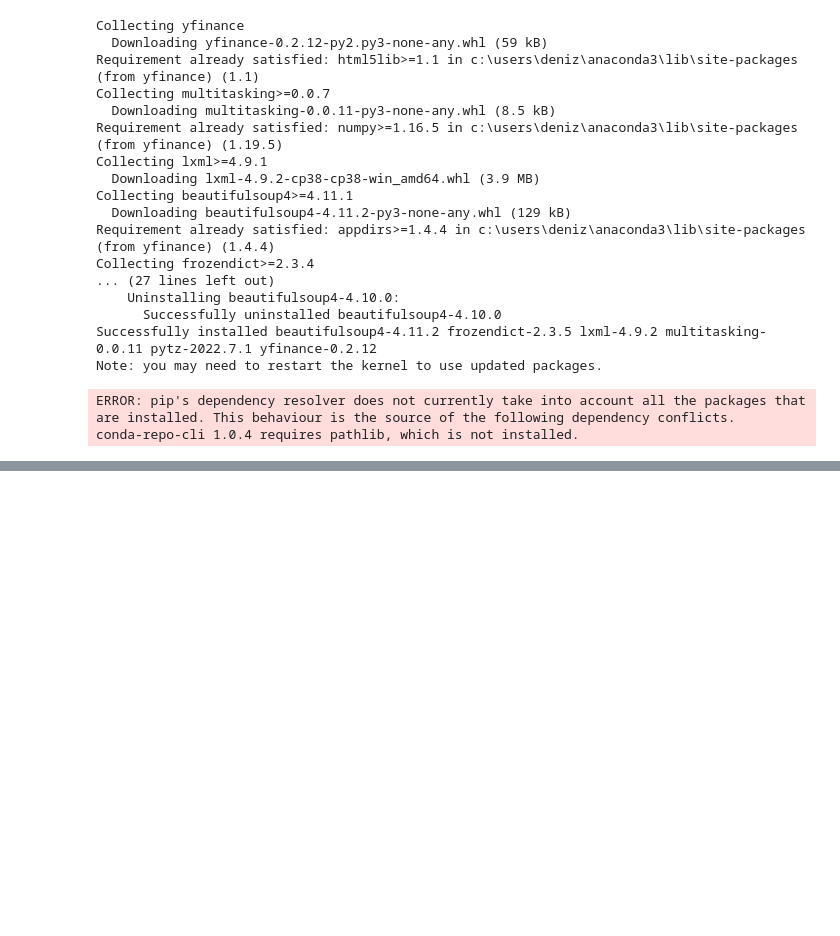
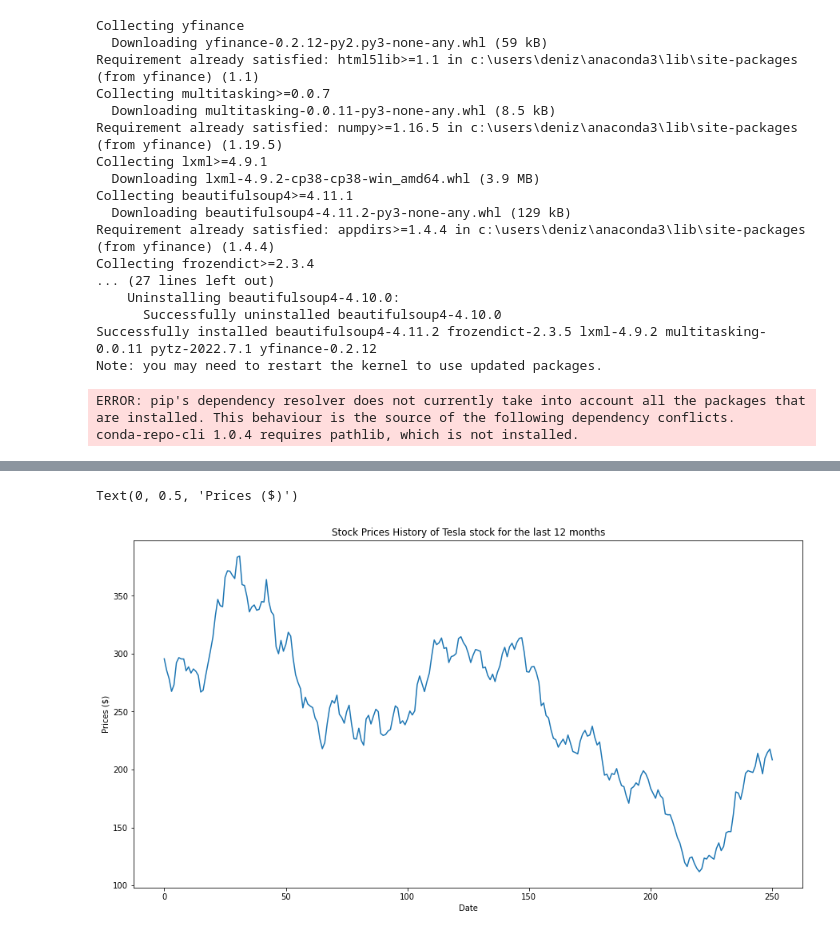
Before and after one commit to denizsoysal/stock_predictor, a Jupyter notebook: stock_predictor_notebook.ipynb, the cells around one changed output, grey strips where cells are left out. Saved outputs shown, nothing was run; the diff lists cells and outputs as text; code cells hidden in the pictures; blank space fills up the shorter version.

Commit message:
update with visualization

```diff
--- a/stock_predictor_notebook.ipynb
+++ b/stock_predictor_notebook.ipynb
@@ -77,0 +74,9 @@ Name: High, dtype: float64
+# %%
+plt.figure(figsize=(15, 8))
+plt.title('Stock Prices History of Tesla stock for the last 12 months')
+plt.plot(price_low)
+plt.xlabel('Date')
+plt.ylabel('Prices ($)')
+# %% [output]
+Text(0, 0.5, 'Prices ($)')
+[figure, added]
```
Also changed, not shown: parts of 3 cells of this notebook.
